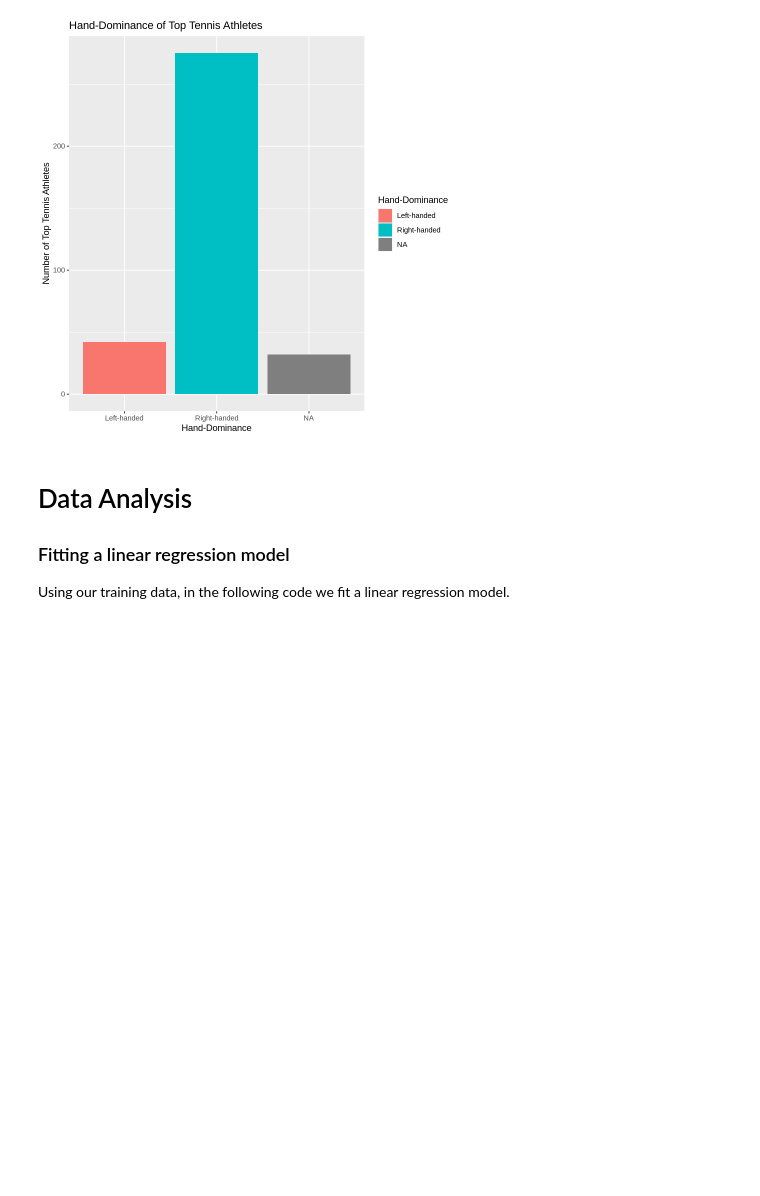
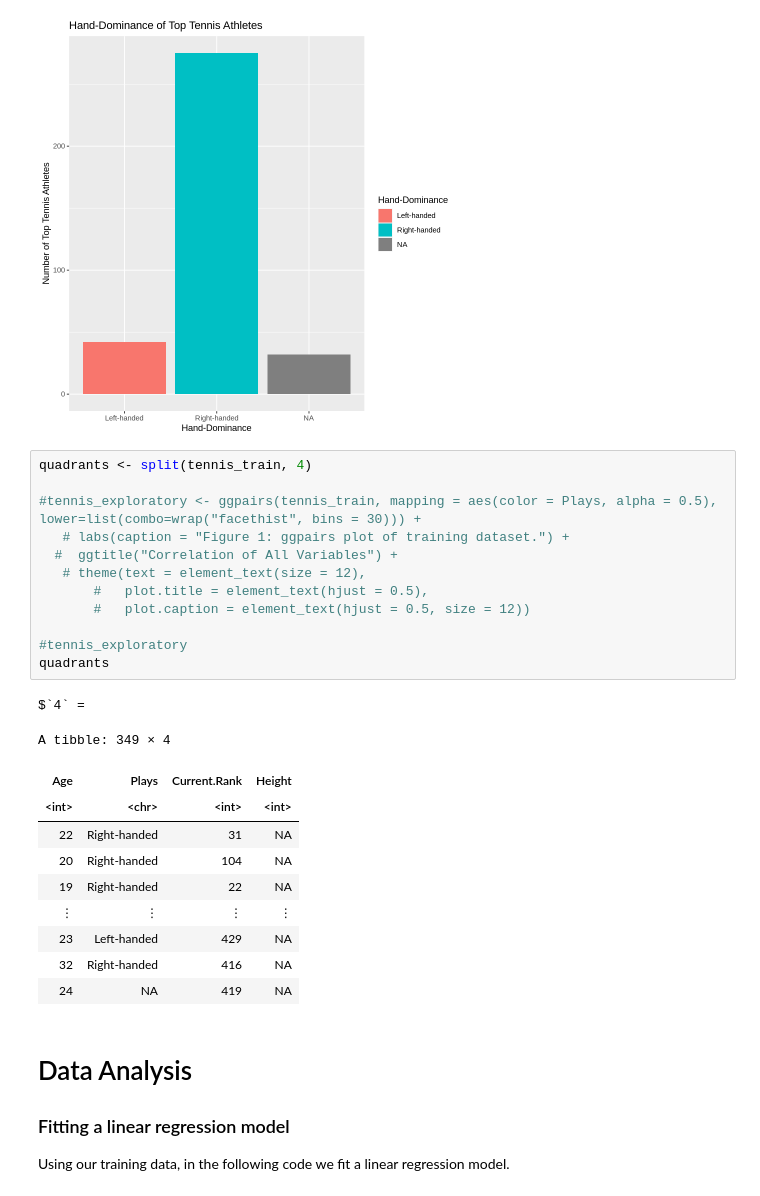
Before and after one commit to emilywang0/dsci-tennis-data-analysis, a Jupyter notebook: Proposal.ipynb, the cells around one changed output. Drawn from its saved outputs; the diff is of its cells as text; blank space fills up the shorter version.

```diff
--- a/Proposal.ipynb
+++ b/Proposal.ipynb
@@ -172,6 +165,30 @@ Warning message:
 [figure]
 [figure]
 [figure]
+# %%
+quadrants <- split(tennis_train, 4)
+
+#tennis_exploratory <- ggpairs(tennis_train, mapping = aes(color = Plays, alpha = 0.5), lower=list(combo=wrap("facethist", bins = 30))) +
+   # labs(caption = "Figure 1: ggpairs plot of training dataset.") +
+  #  ggtitle("Correlation of All Variables") +
+   # theme(text = element_text(size = 12),
+       #   plot.title = element_text(hjust = 0.5),
+       #   plot.caption = element_text(hjust = 0.5, size = 12))
+
+#tennis_exploratory
+quadrants
+# %% [output]
+$`4` =
+A tibble: 349 × 4
+| Age | Plays | Current.Rank | Height |
+| <int> | <chr> | <int> | <int> |
+| 22 | Right-handed | 31 | NA |
+| 20 | Right-handed | 104 | NA |
+| 19 | Right-handed | 22 | NA |
+| ⋮ | ⋮ | ⋮ | ⋮ |
+| 23 | Left-handed | 429 | NA |
+| 32 | Right-handed | 416 | NA |
+| 24 | NA | 419 | NA |
 # %% [markdown]
 # Data Analysis
 ### Fitting a linear regression model
```
Also changed, not shown: parts of 4 cells of this notebook.
